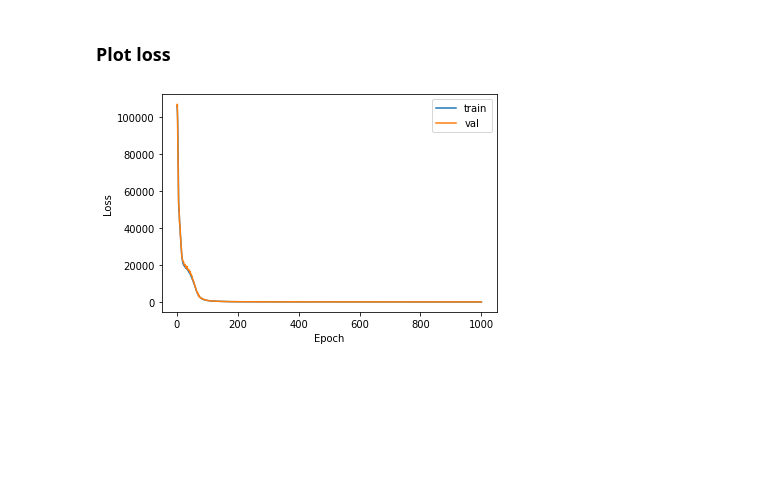
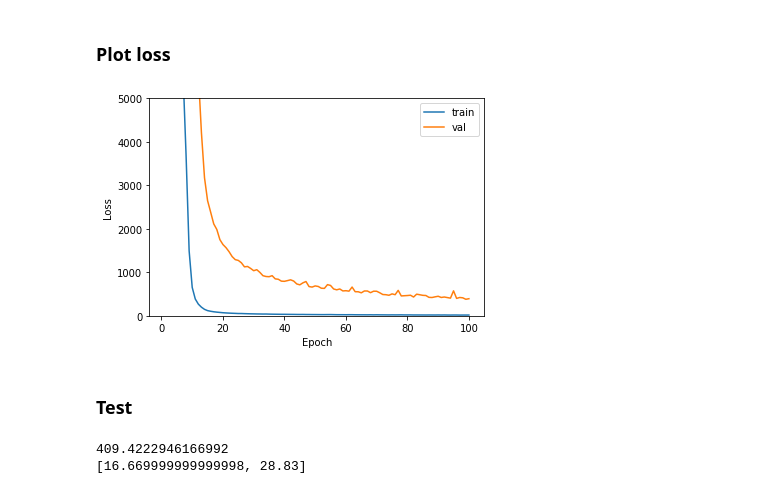
Before and after one commit to KJ-black/Machine-Learning-on-Material-Informatics, a Jupyter notebook: projectile_motion.ipynb, the cells around one changed output. Drawn from its saved outputs; the diff is of its cells as text; code cells hidden in the pictures; blank space fills up the shorter version.

Commit message:
Fixed Train Test Split & Updated ANN

```diff
--- a/projectile_motion.ipynb
+++ b/projectile_motion.ipynb
@@ -61,8 +61,12 @@ plt.show()
 # %% [markdown]
 ## Train Test Split
 # %%
-split_num = 8000
+split_num = int(n*0.8)
 x = data[:split_num, :2]
-y = data[:split_num, 3:]
+y = data[:split_num, 2:]
 x_test = data[split_num:, :2]
-y_test = data[split_num:, 3:]
+y_test = data[split_num:, 2:]
+print("x.shape:", x.shape)
+print("y.shape:", y.shape)
+print("x_test.shape:", x_test.shape)
+print("y_test.shape:", y_test.shape)
@@ -148,7 +157,7 @@ loss_fn = nn.MSELoss()
 learning_rate = 0.01
 model = ANNModel(input_dim, hidden_dim, output_dim).to(device)
 optimizer = torch.optim.Adam(model.parameters(), lr = learning_rate)
-epoch = 1000
+epoch = 100
 
 for iteration in range(epoch):
   avg_loss, avg_acc = 0, 0
@@ -164,8 +173,8 @@ for iteration in range(epoch):
 
     # Record
     avg_loss += loss.item()
-    # n_correct = torch.sum((torch.abs(outputs.view(len(targets)*2) - targets) < torch.abs(0.01* targets)))
-    # avg_acc = (n_correct.item() * 100.0 / len(targets))  # scalar
+    n_correct = torch.sum((torch.abs(outputs - targets) < torch.abs(0.01* targets)))
+    avg_acc = (n_correct.item() * 100.0 / len(targets))  # scalar
 
   avg_loss /= len(train_loader)
   loss_list.append(avg_loss)
@@ -178,14 +187,21 @@ for iteration in range(epoch):
     for x, y in test_loader:
         pred = model(x)
         test_loss += loss_fn(pred, y).item()
-        # correct += torch.sum((torch.abs(pred.view(len(y)*2) - y) < torch.abs(0.01* y)))
-  # correct = (correct.item() * 100.0 / len(test_loader))  # scalar  test_loss /= len(test_loader)
+        correct = torch.sum((torch.abs(pred - y) < torch.abs(0.01* y)))
+  correct = (correct.item() * 100.0 / len(x))  # scalar  test_loss /= len(test_loader)
   val_list.append(test_loss)
+
+  # if iteration%10 == 0 :
+  #   print("=======================================================")
+  #   print('Train\tEpoch:%2d\tLoss:%.4f'%(iteration, avg_loss))
+  #   print('Val\tEpoch:%2d\tLoss:%.4f'%(iteration, test_loss))
+  #   print("=======================================================")
+
 
   if iteration%10 == 0 :
     print("=======================================================")
-    print('Train\tEpoch:%2d\tLoss:%.4f\tAccuracy:%.4f'%(iteration, avg_loss, avg_acc))
-    print('Val\tEpoch:%2d\tLoss:%.4f\tAccuracy:%.4f'%(iteration, test_loss, correct))
+    print('Train\tEpoch:%2d\tLoss:%.4f\t\tAcc:%.4f'%(iteration, avg_loss, avg_acc))
+    print('Val\tEpoch:%2d\tLoss:%.4f\t\tAcc:%.4f'%(iteration, test_loss, correct))
     print("=======================================================")
 # %% [output]
 =======================================================
@@ -208,13 +228,38 @@ KeyboardInterrupt: ignored
 # %%
 import matplotlib.pyplot as plt
 plt.figure()
 plt.ylabel("Loss")
 plt.xlabel("Epoch")
-# plt.ylim(0, 5)
+plt.ylim(0, 5000)
 x = np.arange(1, len(loss_list)+1)
 plt.plot(x, loss_list, label="train")
 plt.plot(x, val_list, label='val')
 plt.legend()
 plt.show()
 # %% [output]
-[figure, old version]
+[figure, new version]
+# %% [markdown]
+### Test
+# %%
+x_test = torch.from_numpy(x_test).type(torch.float).to(device)
+y_test = torch.from_numpy(y_test).type(torch.float).to(device)
+with torch.no_grad():
+  pred = model(x_test)
+  test_loss += loss_fn(pred, y_test).item()
+print(test_loss)
+
+acc_list = []
+for j in range(2):
+  acc = 0.0
+  for i in range(len(y_test[:, j])):
+    if np.abs(pred[i, j]-y_test[i,j]) < y_test[i,j]*0.01:
+      acc += 1
+  acc /= len(y_test[:, j])
+  acc_list.append(acc*100)
+
+print(acc_list)
+x_test = x_test.numpy()
+y_test = y_test.numpy()
+# %% [output]
+409.4222946166992
+[16.669999999999998, 28.83]
```
Also changed, not shown: parts of 8 cells of this notebook.
